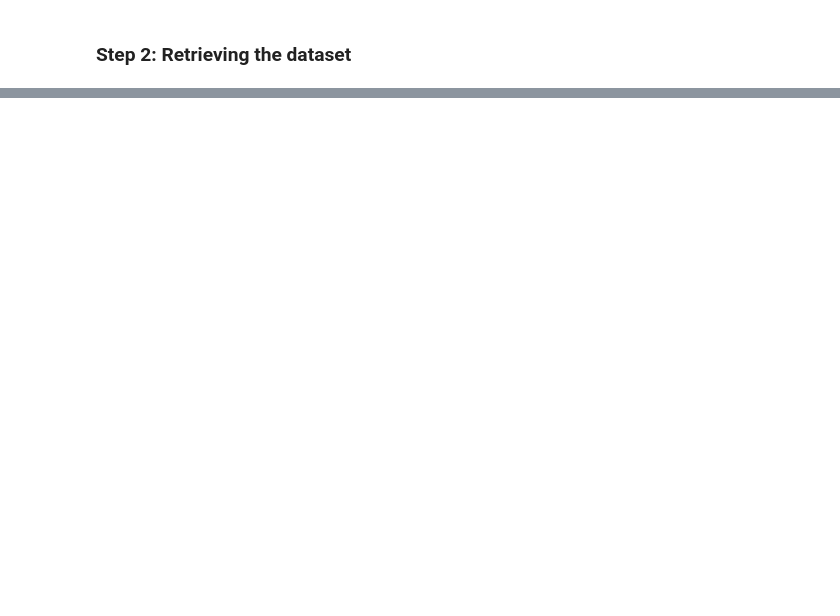
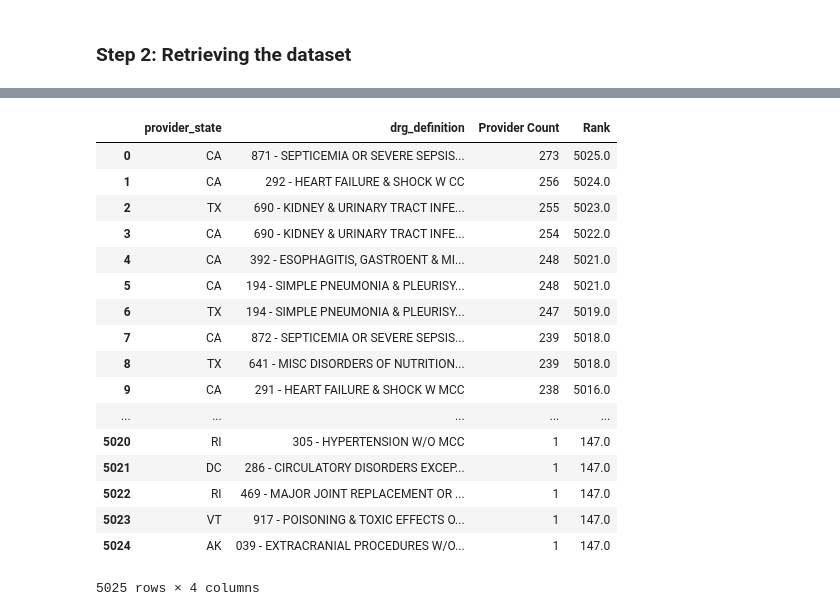
Before and after one commit to hasanregius/inpatient_prospective_payment_system_equitability, a Jupyter notebook: data_retrieval_and_cleanup.ipynb, the cells around one changed output, grey strips where cells are left out. Saved outputs shown, nothing was run; the diff lists cells and outputs as text; code cells hidden in the pictures; blank space fills up the shorter version.

```diff
--- a/data_retrieval_and_cleanup.ipynb
+++ b/data_retrieval_and_cleanup.ipynb
@@ -208,0 +103,31 @@ resultGB_data
+# %%
+##drg code count by state, sort by highest
+resultGB = results_df.groupby(["provider_state","drg_definition"])
+drgCtByState = pd.DataFrame(resultGB["provider_id"].count())
+drgCtByState.rename(columns = {"provider_id": "Provider Count"}, inplace = True)
+drgCtByState["Rank"]= drgCtByState["Provider Count"].rank(method='max')
+drgCtByStateRN = drgCtByState.sort_values(by="Rank", ascending = False)
+drgCtByStateRNnoMax = drgCtByStateRN.reset_index()
+drgCtByStateRNMaxreset = drgCtByStateRN.groupby(["provider_state"]).max().reset_index()
+##join to filter out the highest rank by state
+drgCTByStateRNJOIN = pd.merge(drgCtByStateRNreset, drgCtByStateRNnoMax, on=["provider_state", "Provider Count", "Rank"])
+drgCTByStateRNJOIN
+# %% [output]
+|  | provider_state | drg_definition | Provider Count | Rank |
+| 0 | CA | 871 - SEPTICEMIA OR SEVERE SEPSIS... | 273 | 5025.0 |
+| 1 | CA | 292 - HEART FAILURE & SHOCK W CC | 256 | 5024.0 |
+| 2 | TX | 690 - KIDNEY & URINARY TRACT INFE... | 255 | 5023.0 |
+| 3 | CA | 690 - KIDNEY & URINARY TRACT INFE... | 254 | 5022.0 |
+| 4 | CA | 392 - ESOPHAGITIS, GASTROENT & MI... | 248 | 5021.0 |
+| 5 | CA | 194 - SIMPLE PNEUMONIA & PLEURISY... | 248 | 5021.0 |
+| 6 | TX | 194 - SIMPLE PNEUMONIA & PLEURISY... | 247 | 5019.0 |
+| 7 | CA | 872 - SEPTICEMIA OR SEVERE SEPSIS... | 239 | 5018.0 |
+| 8 | TX | 641 - MISC DISORDERS OF NUTRITION... | 239 | 5018.0 |
+| 9 | CA | 291 - HEART FAILURE & SHOCK W MCC | 238 | 5016.0 |
+| ... | ... | ... | ... | ... |
+| 5020 | RI | 305 - HYPERTENSION W/O MCC | 1 | 147.0 |
+| 5021 | DC | 286 - CIRCULATORY DISORDERS EXCEP... | 1 | 147.0 |
+| 5022 | RI | 469 - MAJOR JOINT REPLACEMENT OR ... | 1 | 147.0 |
+| 5023 | VT | 917 - POISONING & TOXIC EFFECTS O... | 1 | 147.0 |
+| 5024 | AK | 039 - EXTRACRANIAL PROCEDURES W/O... | 1 | 147.0 |
+5025 rows × 4 columns
```
Also changed, not shown: parts of 7 cells of this notebook.
